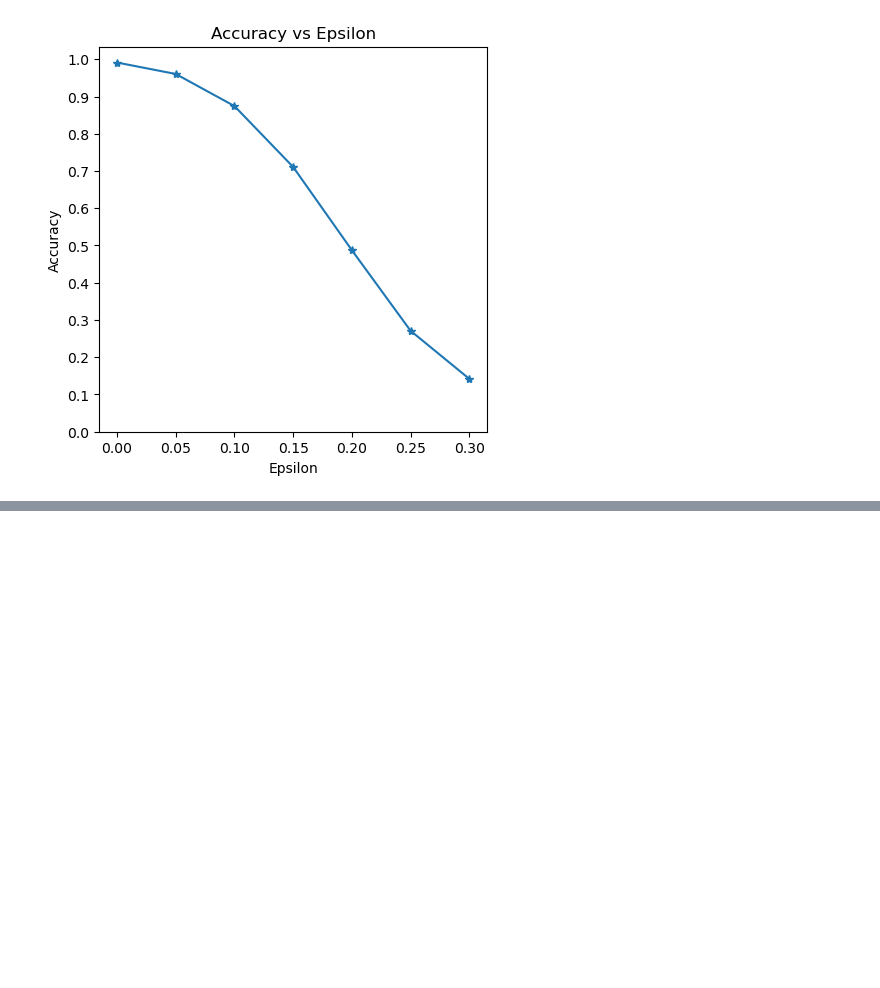
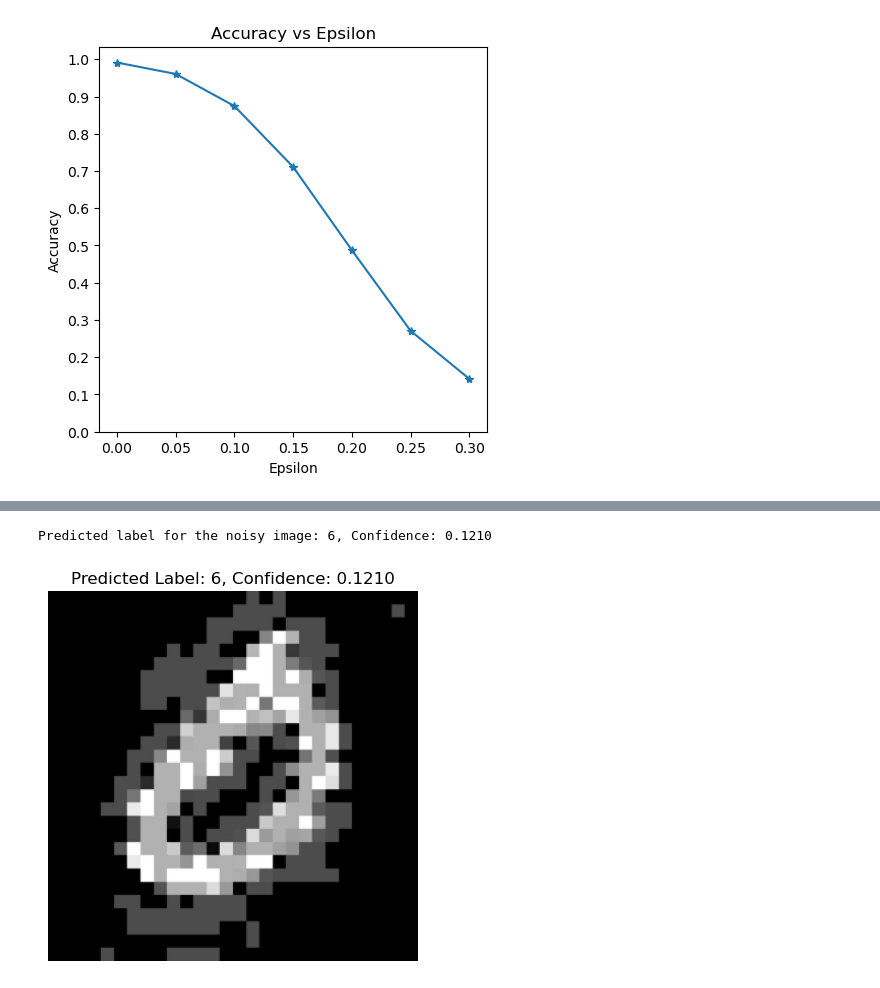
Before and after one commit to PSLeon24/Paper-Implementation-with-PyTorch, a Jupyter notebook: FGSM/FGSM.ipynb, the cells around one changed output, grey strips where cells are left out. Saved outputs shown, nothing was run; the diff lists cells and outputs as text; code cells hidden in the pictures; blank space fills up the shorter version.

```diff
--- a/FGSM/FGSM.ipynb
+++ b/FGSM/FGSM.ipynb
@@ -236,0 +343,60 @@ plt.show()
+# %%
+# LeNet 모델 정의 (이전과 동일)
+class LeNet(torch.nn.Module):
+    def __init__(self):
+        super(LeNet, self).__init__()
+        self.conv1 = torch.nn.Conv2d(1, 10, kernel_size=5)
+        self.conv2 = torch.nn.Conv2d(10, 20, kernel_size=5)
+        self.fc1 = torch.nn.Linear(320, 50)
+        self.fc2 = torch.nn.Linear(50, 10)
+
+    def forward(self, x):
+        x = F.relu(F.max_pool2d(self.conv1(x), 2))
+        x = F.relu(F.max_pool2d(self.conv2(x), 2))
+        x = x.view(-1, 320)
+        x = F.relu(self.fc1(x))
+        x = self.fc2(x)
+        return F.log_softmax(x, dim=1)
+
+# 노이즈가 추가된 이미지 분류 함수
+def classify_noisy_image(model, device, image_path):
+    model.eval()  # 평가 모드로 전환
+
+    # 이미지 전처리
+    transform = transforms.Compose([
+        transforms.Grayscale(num_output_channels=1),
+        transforms.Resize((28, 28)),
+        transforms.ToTensor(),
+        transforms.Normalize((0.1307,), (0.3081,))
+    ])
+
+    # 이미지 로드 및 변환
+    img = Image.open(image_path)
+    img_tensor = transform(img).unsqueeze(0).to(device)
+
+    # 모델에 입력하여 예측 수행
+    with torch.no_grad():
+        output = model(img_tensor)
+        probs = F.softmax(output, dim=1)  # softmax를 적용하여 확률 계산
+        confidence, pred = torch.max(probs, 1)
+
+    # 예측된 레이블과 confidence 출력
+    print(f"Predicted label for the noisy image: {pred.item()}, Confidence: {confidence.item():.4f}")
+
+    # 이미지 시각화
+    img = img.resize((280, 280))  # 시각화를 위해 크기 조정
+    plt.imshow(img, cmap="gray")
+    plt.title(f"Predicted Label: {pred.item()}, Confidence: {confidence.item():.4f}")
+    plt.axis('off')
+    plt.show()
+
+# 메인 실행 부분
+device = torch.device("cuda" if torch.cuda.is_available() else "cpu")
+model = LeNet().to(device)
+
+# noisy.jpg 이미지를 사용하여 분류
+image_path = "noised.jpg"  # 테스트할 이미지 파일 경로
+classify_noisy_image(model, device, image_path)
+# %% [output]
+Predicted label for the noisy image: 6, Confidence: 0.1210
+[figure, added]
```
Also changed, not shown: parts of 5 cells of this notebook, 3 other files.
